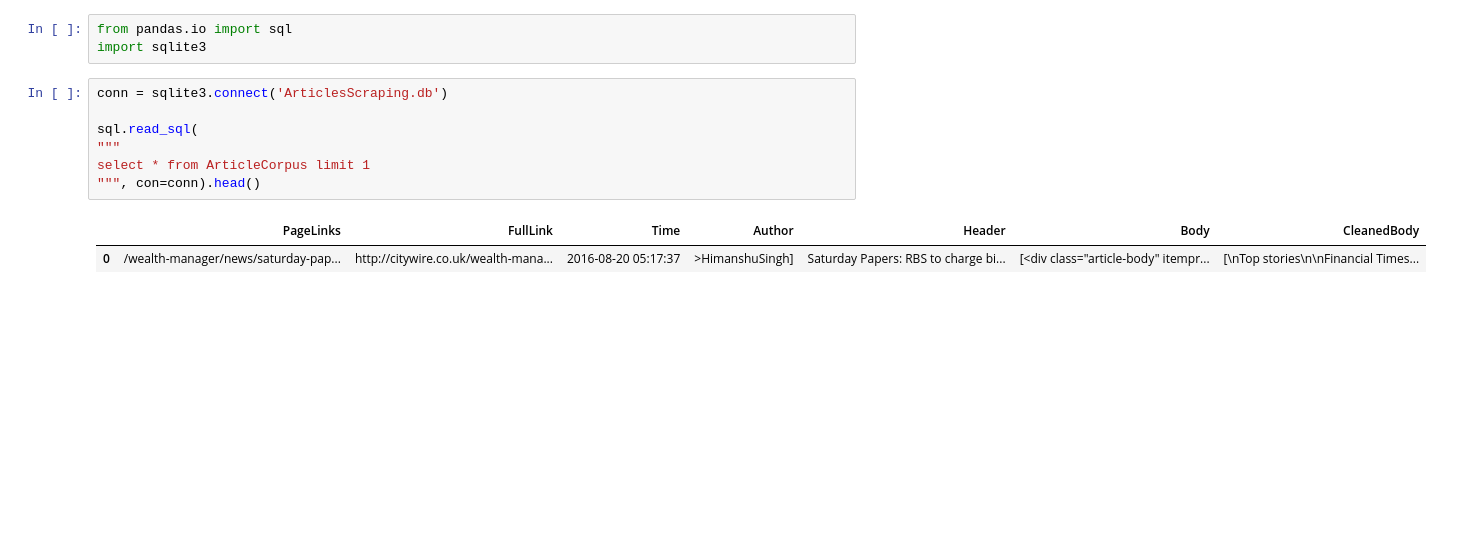
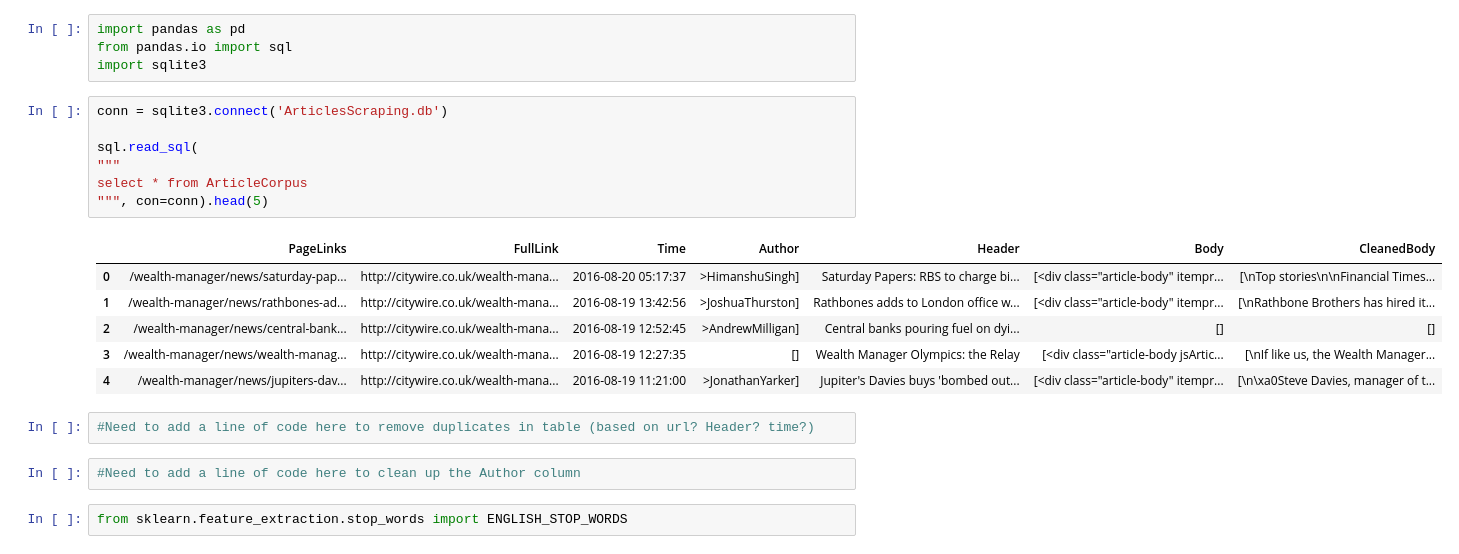
Before and after one commit to sambrowning91/GA-FinalProject, a Jupyter notebook: RecommenderSystem.ipynb, the cells around one changed output. Drawn from its saved outputs; the diff is of its cells as text; blank space fills up the shorter version.

```diff
--- a/RecommenderSystem.ipynb
+++ b/RecommenderSystem.ipynb
@@ -1,13 +1,24 @@
 # %%
+import pandas as pd
 from pandas.io import sql
 import sqlite3
 # %%
 conn = sqlite3.connect('ArticlesScraping.db')
 
 sql.read_sql(
 """
-select * from ArticleCorpus limit 1
-""", con=conn).head()
+select * from ArticleCorpus
+""", con=conn).head(5)
 # %% [output]
 |  | PageLinks | FullLink | Time | Author | Header | Body | CleanedBody |
 | 0 | /wealth-manager/news/saturday-pap... | http://citywire.co.uk/wealth-mana... | 2016-08-20 05:17:37 | >HimanshuSingh] | Saturday Papers: RBS to charge bi... | [<div class="article-body" itempr... | [\nTop stories\n\nFinancial Times... |
+| 1 | /wealth-manager/news/rathbones-ad... | http://citywire.co.uk/wealth-mana... | 2016-08-19 13:42:56 | >JoshuaThurston] | Rathbones adds to London office w... | [<div class="article-body" itempr... | [\nRathbone Brothers has hired it... |
+| 2 | /wealth-manager/news/central-bank... | http://citywire.co.uk/wealth-mana... | 2016-08-19 12:52:45 | >AndrewMilligan] | Central banks pouring fuel on dyi... | [] | [] |
+| 3 | /wealth-manager/news/wealth-manag... | http://citywire.co.uk/wealth-mana... | 2016-08-19 12:27:35 | [] | Wealth Manager Olympics: the Relay | [<div class="article-body jsArtic... | [\nIf like us, the Wealth Manager... |
+| 4 | /wealth-manager/news/jupiters-dav... | http://citywire.co.uk/wealth-mana... | 2016-08-19 11:21:00 | >JonathanYarker] | Jupiter's Davies buys 'bombed out... | [<div class="article-body" itempr... | [\n\xa0Steve Davies, manager of t... |
+# %%
+#Need to add a line of code here to remove duplicates in table (based on url? Header? time?)
+# %%
+#Need to add a line of code here to clean up the Author column
+# %%
+from sklearn.feature_extraction.stop_words import ENGLISH_STOP_WORDS
```
Also changed, not shown: parts of 4 cells of this notebook, 1 other file.
